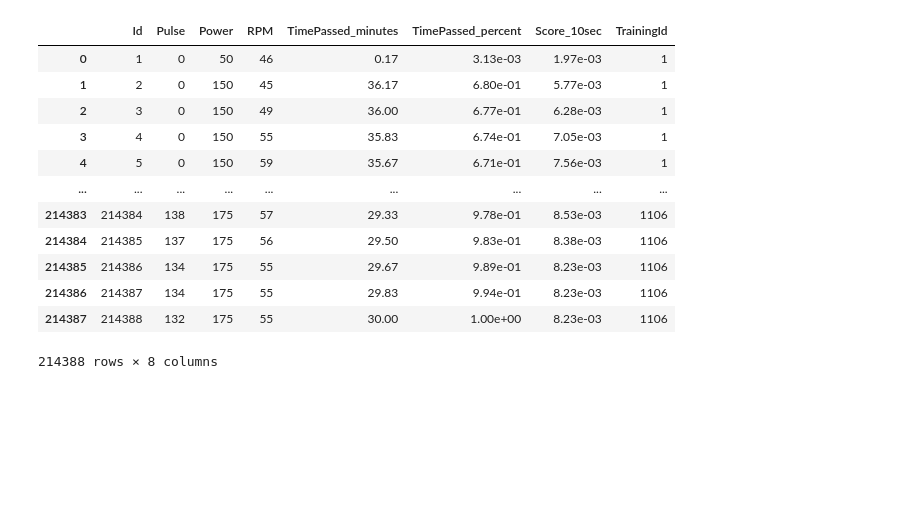
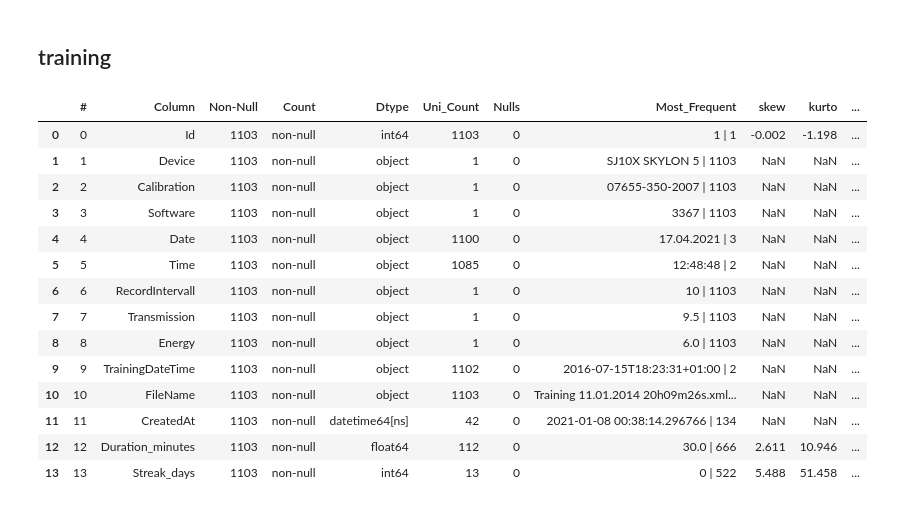
Before and after one commit to smeisegeier/kettler-training-data, a Jupyter notebook: src/python/kettler_1_analysis.ipynb, the cells around one changed output. Saved outputs shown, nothing was run; the diff lists cells and outputs as text; code cells hidden in the pictures; blank space fills up the shorter version.

```diff
--- a/src/python/kettler_1_analysis.ipynb
+++ b/src/python/kettler_1_analysis.ipynb
@@ -48,16 +39,20 @@ df_training
-# %%
-df_records
-# %% [output]
-|  | Id | Pulse | Power | RPM | TimePassed_minutes | TimePassed_percent | Score_10sec | TrainingId |
-| 0 | 1 | 0 | 50 | 46 | 0.17 | 3.13e-03 | 1.97e-03 | 1 |
-| 1 | 2 | 0 | 150 | 45 | 36.17 | 6.80e-01 | 5.77e-03 | 1 |
-| 2 | 3 | 0 | 150 | 49 | 36.00 | 6.77e-01 | 6.28e-03 | 1 |
-| 3 | 4 | 0 | 150 | 55 | 35.83 | 6.74e-01 | 7.05e-03 | 1 |
-| 4 | 5 | 0 | 150 | 59 | 35.67 | 6.71e-01 | 7.56e-03 | 1 |
-| ... | ... | ... | ... | ... | ... | ... | ... | ... |
-| 214383 | 214384 | 138 | 175 | 57 | 29.33 | 9.78e-01 | 8.53e-03 | 1106 |
-| 214384 | 214385 | 137 | 175 | 56 | 29.50 | 9.83e-01 | 8.38e-03 | 1106 |
-| 214385 | 214386 | 134 | 175 | 55 | 29.67 | 9.89e-01 | 8.23e-03 | 1106 |
-| 214386 | 214387 | 134 | 175 | 55 | 29.83 | 9.94e-01 | 8.23e-03 | 1106 |
-| 214387 | 214388 | 132 | 175 | 55 | 30.00 | 1.00e+00 | 8.23e-03 | 1106 |
-214388 rows × 8 columns
+# %% [markdown]
+## training
+# %%
+my_show_info(df_training)
+# %% [output]
+|  | # | Column | Non-Null | Count | Dtype | Uni_Count | Nulls | Most_Frequent | skew | kurto | ... |
+| 0 | 0 | Id | 1103 | non-null | int64 | 1103 | 0 | 1 | 1 | -0.002 | -1.198 | ... |
+| 1 | 1 | Device | 1103 | non-null | object | 1 | 0 | SJ10X SKYLON 5 | 1103 | NaN | NaN | ... |
+| 2 | 2 | Calibration | 1103 | non-null | object | 1 | 0 | 07655-350-2007 | 1103 | NaN | NaN | ... |
+| 3 | 3 | Software | 1103 | non-null | object | 1 | 0 | 3367 | 1103 | NaN | NaN | ... |
+| 4 | 4 | Date | 1103 | non-null | object | 1100 | 0 | 17.04.2021 | 3 | NaN | NaN | ... |
+| 5 | 5 | Time | 1103 | non-null | object | 1085 | 0 | 12:48:48 | 2 | NaN | NaN | ... |
+| 6 | 6 | RecordIntervall | 1103 | non-null | object | 1 | 0 | 10 | 1103 | NaN | NaN | ... |
+| 7 | 7 | Transmission | 1103 | non-null | object | 1 | 0 | 9.5 | 1103 | NaN | NaN | ... |
+| 8 | 8 | Energy | 1103 | non-null | object | 1 | 0 | 6.0 | 1103 | NaN | NaN | ... |
+| 9 | 9 | TrainingDateTime | 1103 | non-null | object | 1102 | 0 | 2016-07-15T18:23:31+01:00 | 2 | NaN | NaN | ... |
+| 10 | 10 | FileName | 1103 | non-null | object | 1103 | 0 | Training 11.01.2014 20h09m26s.xml... | NaN | NaN | ... |
+| 11 | 11 | CreatedAt | 1103 | non-null | datetime64[ns] | 42 | 0 | 2021-01-08 00:38:14.296766 | 134 | NaN | NaN | ... |
+| 12 | 12 | Duration_minutes | 1103 | non-null | float64 | 112 | 0 | 30.0 | 666 | 2.611 | 10.946 | ... |
+| 13 | 13 | Streak_days | 1103 | non-null | int64 | 13 | 0 | 0 | 522 | 5.488 | 51.458 | ... |
```
Also changed, not shown: parts of 6 cells of this notebook.
